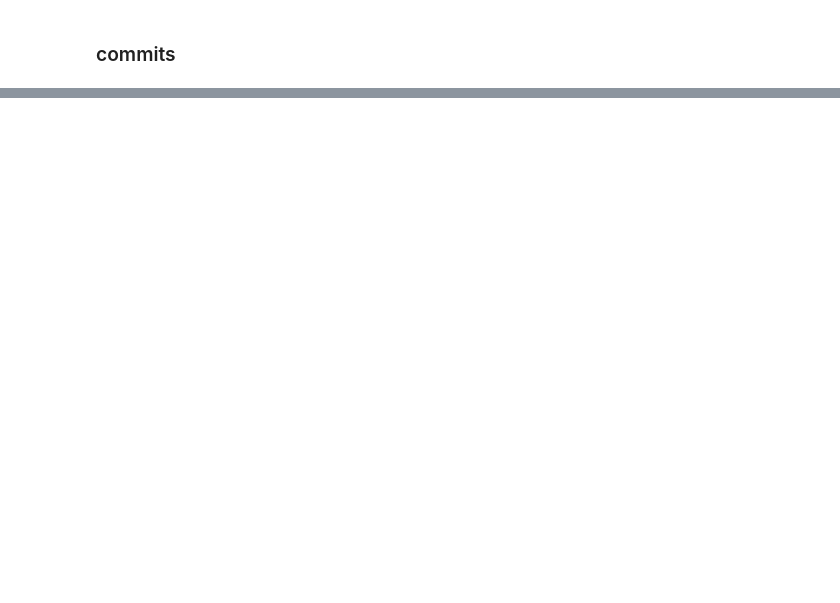
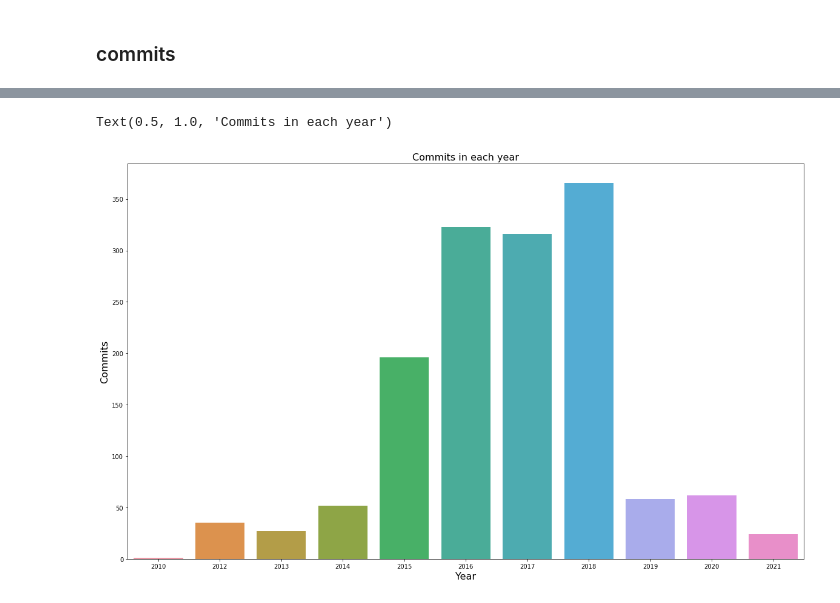
Before and after one commit to gsdenys/git-stat, a Jupyter notebook: git-data.ipynb, the cells around one changed output, grey strips where cells are left out. Saved outputs shown, nothing was run; the diff lists cells and outputs as text; code cells hidden in the pictures; blank space fills up the shorter version.

```diff
--- a/git-data.ipynb
+++ b/git-data.ipynb
@@ -75,9 +115,10 @@ repos_df = pd.DataFrame(repos_information, columns = ['Id', 'Name', 'Description
                                                       'Repo URL', 'Commits URL', 'Languages URL'])
 # %%
 for i in range(repos_df.shape[0]):
-    response = requests.get(repos_df.loc[i, 'Languages URL'], auth = authentication)
+#     time.sleep(2)
+    response = requests.get(repos_df.loc[i, 'Languages URL'], headers=headers)
     response = response.json()
-    print(i, response)
+#     print(i, response)
     if response != {}:
         languages = []
         for key, value in response.items():
@@ -86,3 +127,5 @@ for i in range(repos_df.shape[0]):
         repos_df.loc[i, 'Languages'] = languages
     else:
         repos_df.loc[i, 'Languages'] = ""
+
+# repos_df.to_csv('repos_info.csv', index = False)
@@ -115,0 +260,12 @@ commits_df = pd.DataFrame(commits_information, columns = ['Repo Id', 'Commit Id'
+# %%
+commits['Year'] = commits['Date'].apply(lambda x: x.split('-')[0])
+yearly_stats = commits.groupby('Year').count()['Commit Id']
+# %%
+plt.figure(figsize = (20, 12))
+sns.barplot(yearly_stats.index, yearly_stats.values)
+plt.xlabel("Year", fontsize = 16)
+plt.ylabel("Commits", fontsize = 16)
+plt.title("Commits in each year", fontsize = 16)
+# %% [output]
+Text(0.5, 1.0, 'Commits in each year')
+[figure, added]
```
Also changed, not shown: parts of 23 cells of this notebook, 4 other files.
